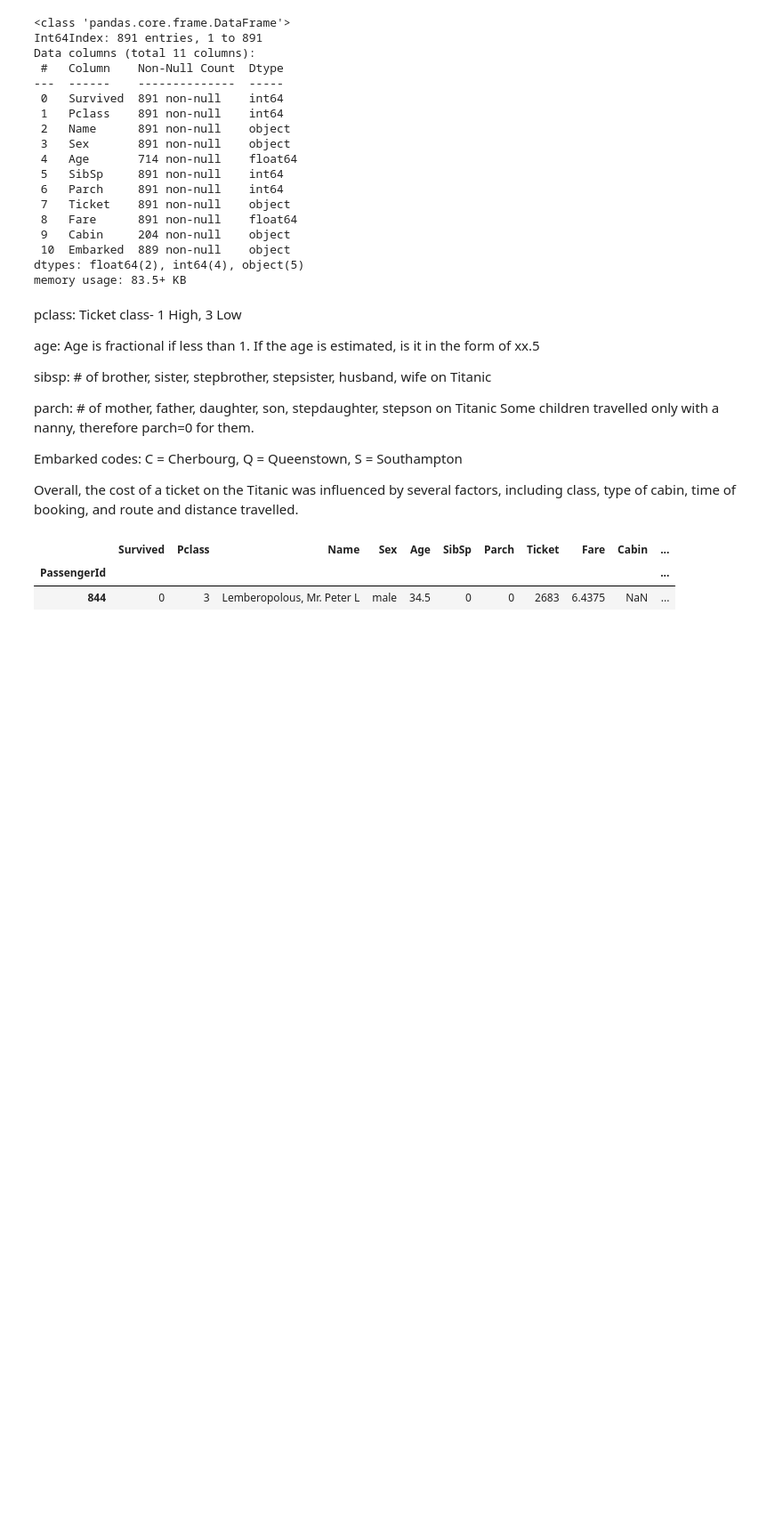
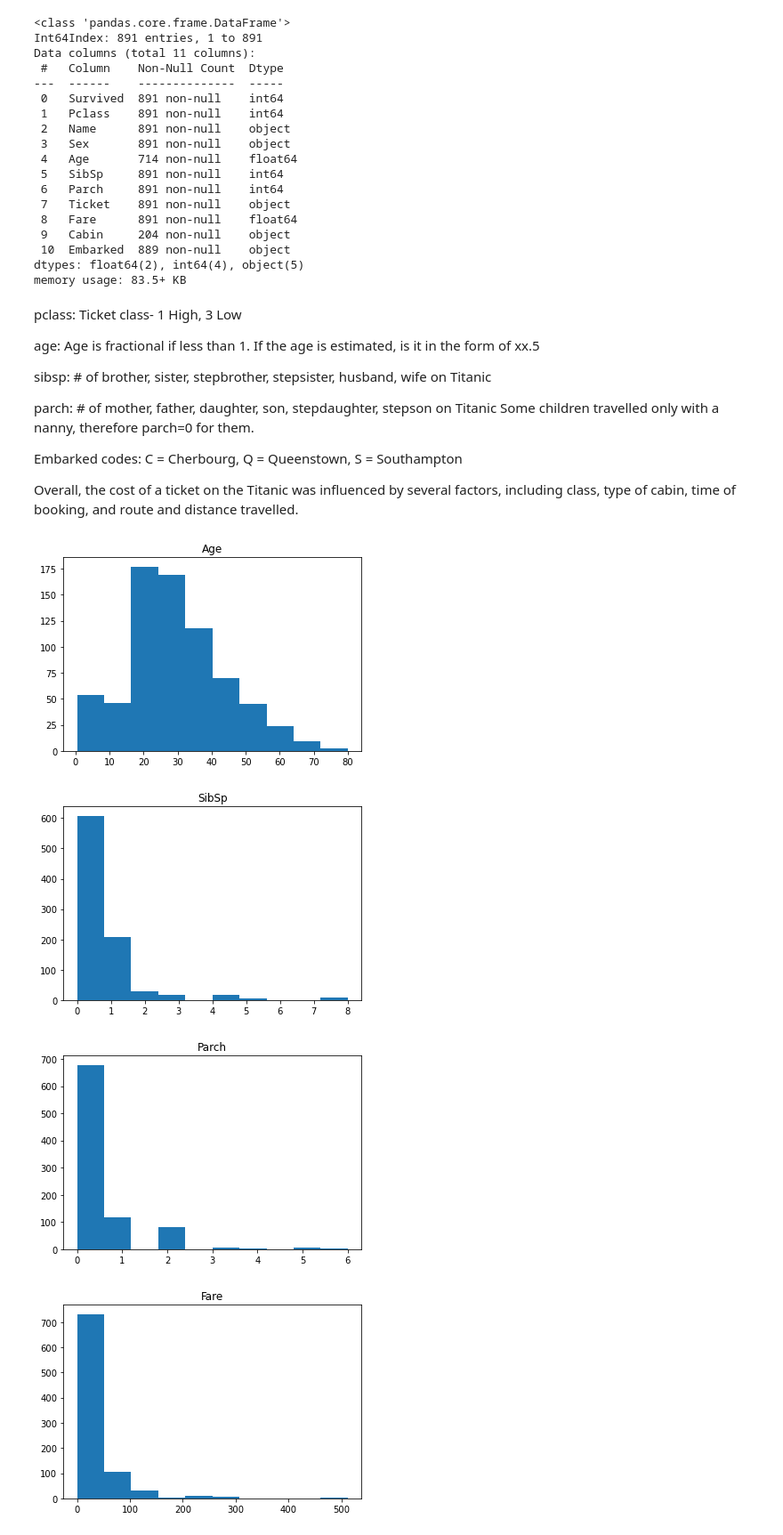
Before and after one commit to nicholashuang23/Personal-Projects, a Jupyter notebook: Data Project/Kaggle Titanic Survival Prediction/Jupyter Notebooks/Preprocessing.ipynb, the cells around one changed output. Shown at 89% size. Cells and saved outputs as stored; diff of their text form; code cells hidden in the pictures; blank space fills up the shorter version.

Commit message:
Run Plots

```diff
--- a/Data Project/Kaggle Titanic Survival Prediction/Jupyter Notebooks/Preprocessing.ipynb
+++ b/Data Project/Kaggle Titanic Survival Prediction/Jupyter Notebooks/Preprocessing.ipynb
@@ -69,9 +71,17 @@ Some children travelled only with a nanny, therefore parch=0 for them.
 Embarked codes: C = Cherbourg, Q = Queenstown, S = Southampton
 
 Overall, the cost of a ticket on the Titanic was influenced by several factors, including class, type of cabin, time of booking, and route and distance travelled.
-# %%
-train_data.loc[train_data['Age'] == 34.5]
-# %% [output]
-|  | Survived | Pclass | Name | Sex | Age | SibSp | Parch | Ticket | Fare | Cabin | ... |
-| PassengerId |  |  |  |  |  |  |  |  |  |  | ... |
-| 844 | 0 | 3 | Lemberopolous, Mr. Peter L | male | 34.5 | 0 | 0 | 2683 | 6.4375 | NaN | ... |
+# %%
+# Split the training data into numeric and catergorical data
+num_data = train_data[['Age', 'SibSp', 'Parch', 'Fare']]
+cat_data = train_data[['Survived', 'Pclass', 'Sex', 'Ticket', 'Cabin', 'Embarked']]
+# %%
+for col in num_data:
+    plt.hist(num_data[col])
+    plt.title(col)
+    plt.show()
+# %% [output]
+[figure, added]
+[figure, added]
+[figure, added]
+[figure, added]
```
Also changed, not shown: parts of 5 cells of this notebook.
